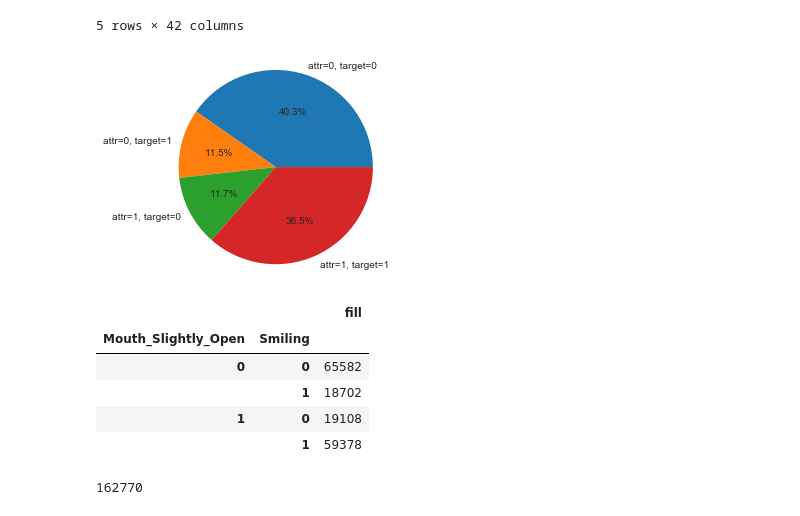
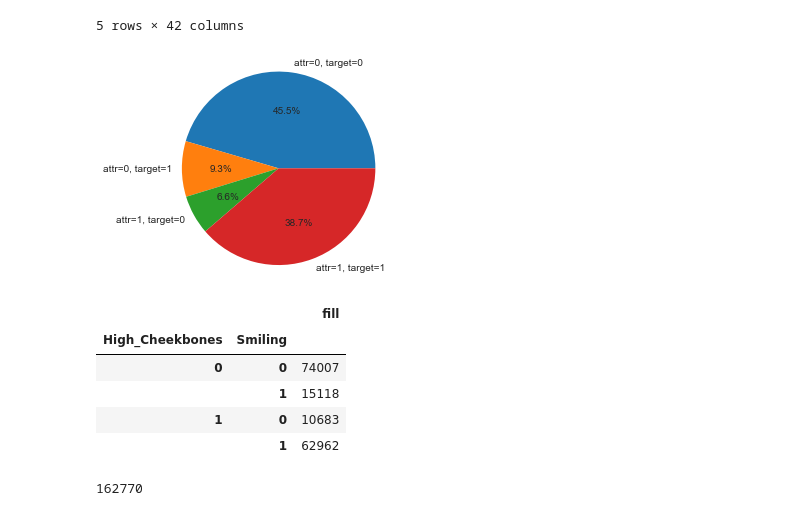
Before and after one commit to mar10nJohns1/AlgorithmicFairness, a Jupyter notebook: equalize_bias.ipynb, the cells around one changed output. Cells and saved outputs as stored; diff of their text form; code cells hidden in the pictures.

```diff
--- a/equalize_bias.ipynb
+++ b/equalize_bias.ipynb
@@ -217,7 +221,7 @@ As we in this particular example, want to upsample the number of smiling people
 train = pd.read_csv("Data/train.csv")
 train_len = len(train)
 attr = list(train.columns[1:41])
-protected_attr = "Mouth_Slightly_Open"
+protected_attr = "High_Cheekbones"
 target = "Smiling"
 # %%
 train.head()
@@ -238,24 +243,24 @@ dist_ = dist.fill/train_len
 # %%
 labels = 'attr=0, target=0', 'attr=0, target=1', 'attr=1, target=0', 'attr=1, target=1'
-sizes = list(dist_)
+sizes = list(dist.fill)
 #colors = ['blue', 'yellowgreen', 'lightcoral', 'lightskyblue']
 
 # Plot
 plt.pie(sizes, labels=labels,autopct='%1.1f%%')
 
 plt.axis('equal')
 plt.show()
 # %% [output]
-[figure, old version]
+[figure, new version]
 # %%
 dist
 # %% [output]
 |  |  | fill |
-| Mouth_Slightly_Open | Smiling |  |
-| 0 | 0 | 65582 |
-|  | 1 | 18702 |
-| 1 | 0 | 19108 |
-|  | 1 | 59378 |
+| High_Cheekbones | Smiling |  |
+| 0 | 0 | 74007 |
+|  | 1 | 15118 |
+| 1 | 0 | 10683 |
+|  | 1 | 62962 |
 # %%
 #This is only training data
 sum(dist.fill)
```
Also changed, not shown: parts of 28 cells of this notebook, 1 other file.
